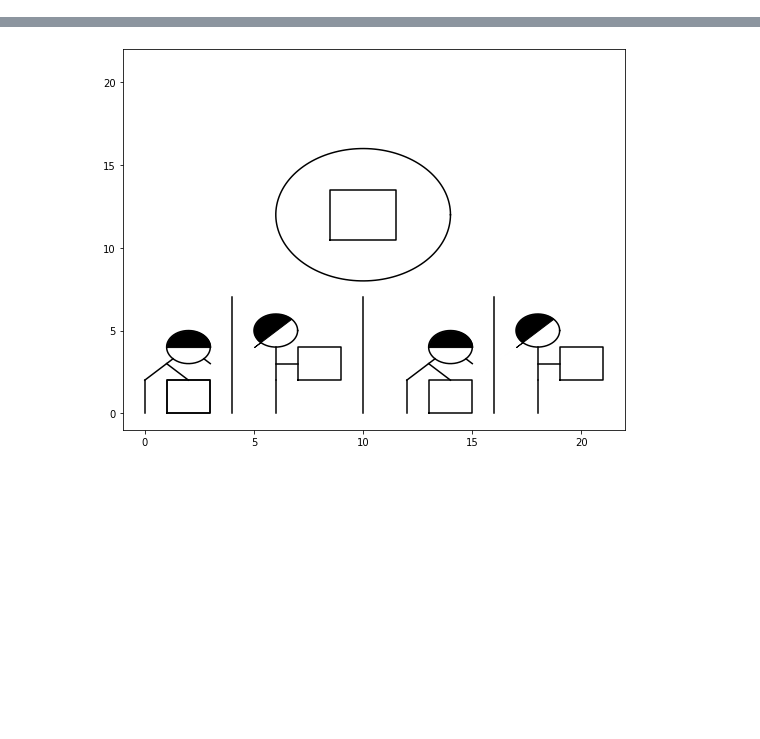
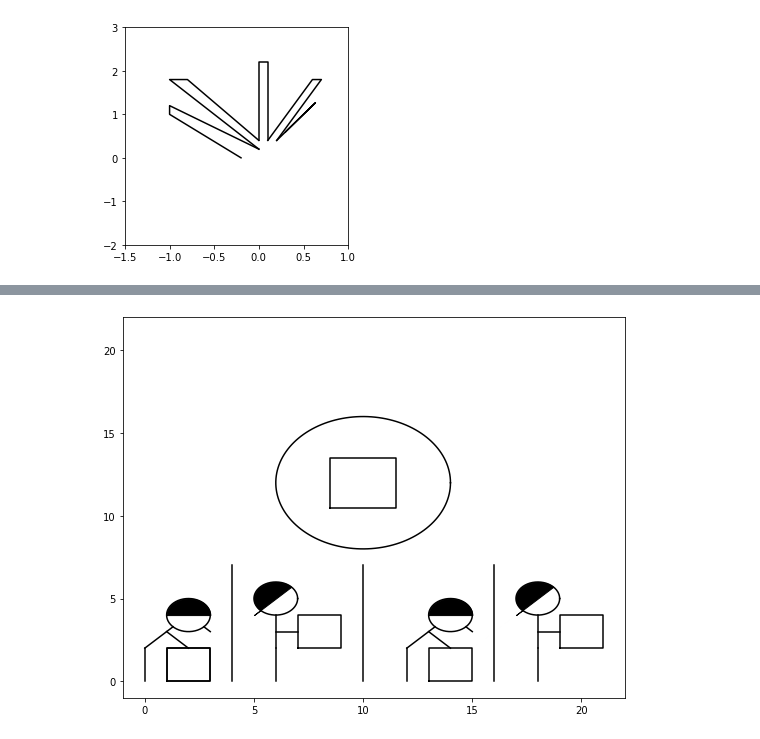
Before and after one commit to mingjunmamax/Language-Translation-Algorithm-via-Pictures, a Jupyter notebook: source_code.ipynb, the cells around one changed output, grey strips where cells are left out. Saved outputs shown, nothing was run; the diff lists cells and outputs as text; code cells hidden in the pictures; blank space fills up the shorter version.

```diff
--- a/source_code.ipynb
+++ b/source_code.ipynb
@@ -824,0 +1183,7 @@ t = draw(7, 7, (0,10), (0, 10), [['person', woman_dim,
+# %%
+hand_dim = {'width': 1,
+            'finger width': 0.1
+}
+hand_as_noun = draw(4, 4, (-1.5,1), (-2, 3), [['hand', hand_dim, [0, 0], 'black', False]])
+# %% [output]
+[figure, added]
```
Also changed, not shown: parts of 60 cells of this notebook.
